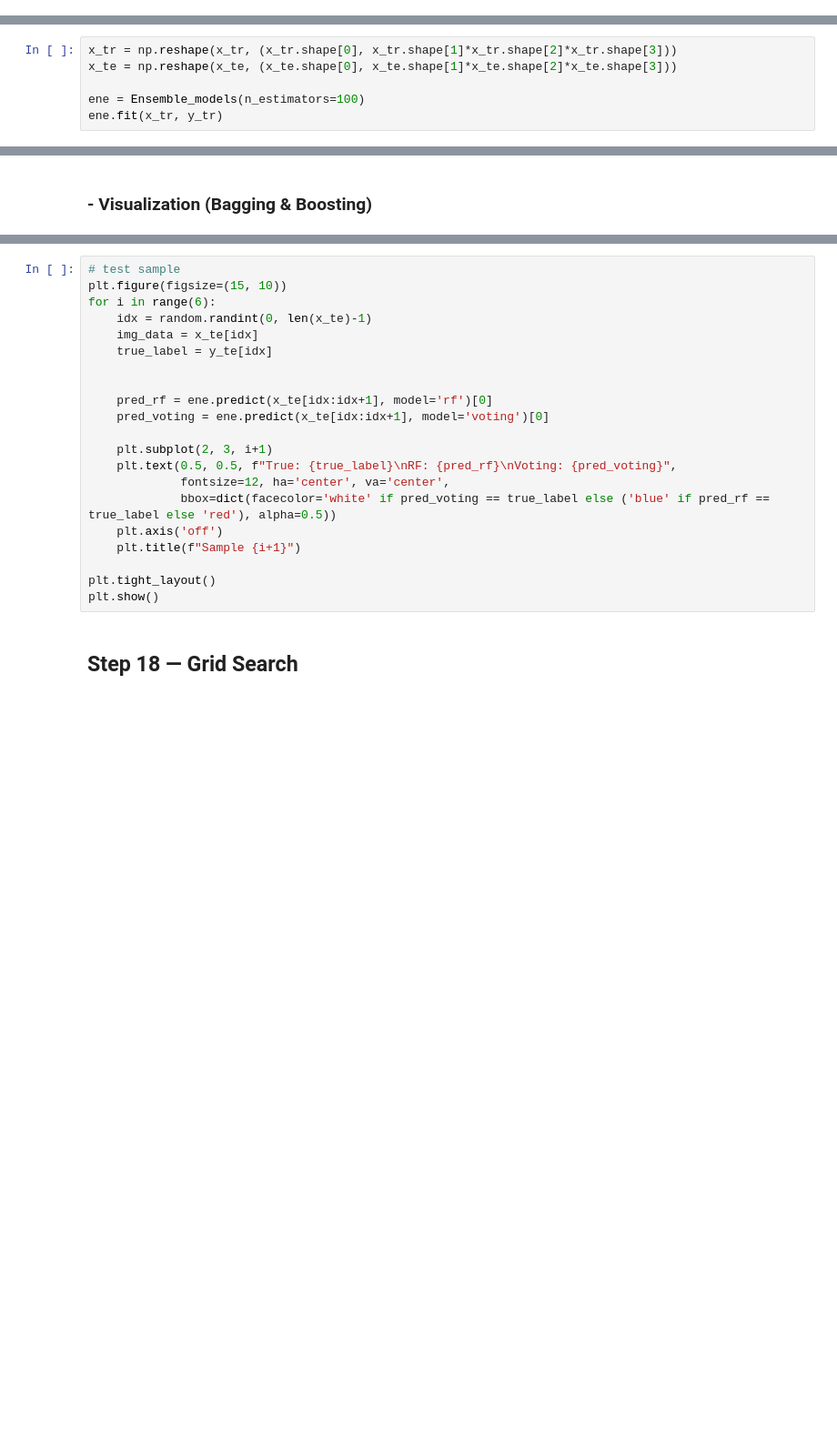
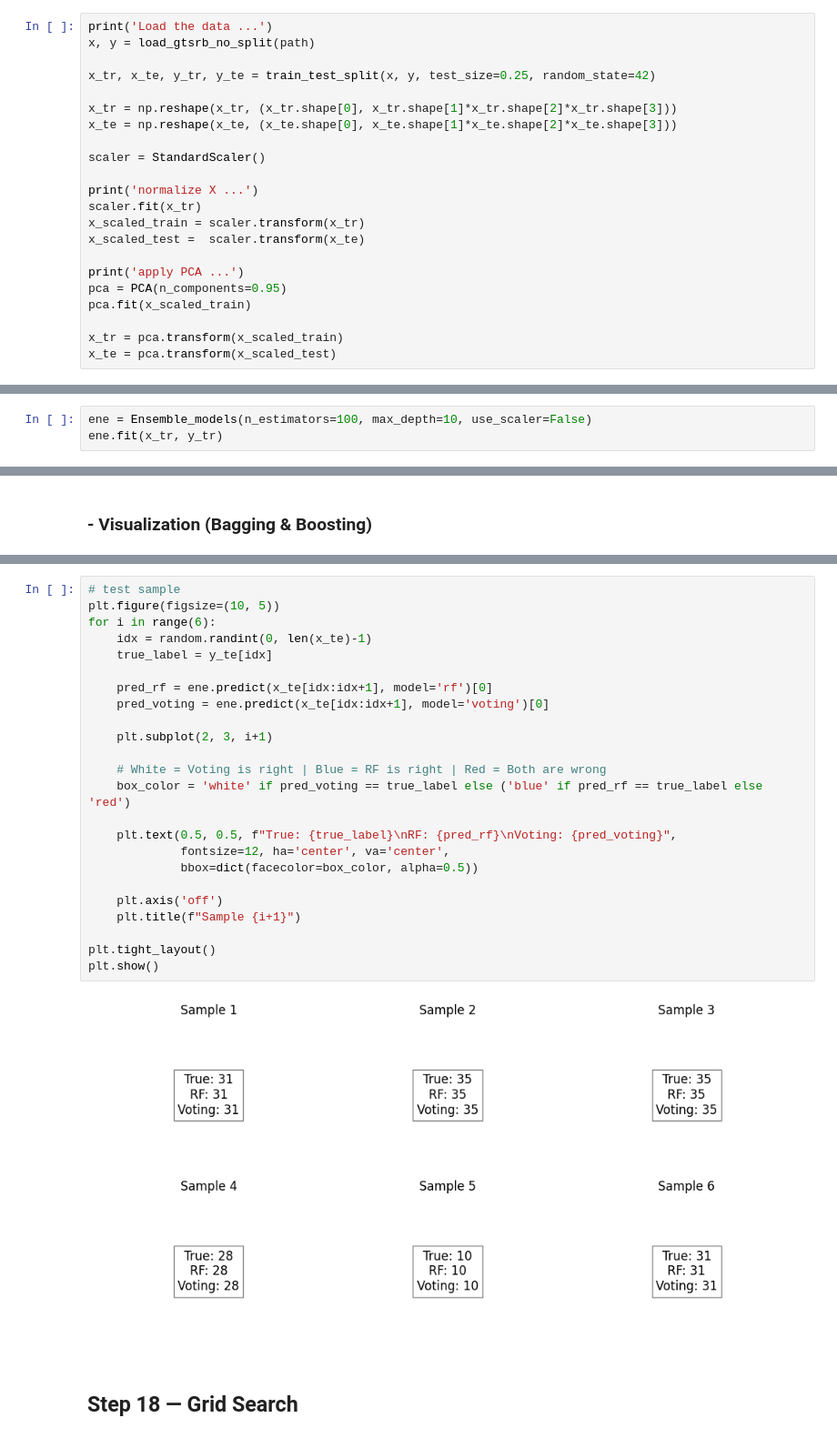
Before and after one commit to Mohamed-Elkady-05/AutoVision-Perception, a Jupyter notebook: eda_initial_notebook.ipynb, the cells around one changed output, grey strips where cells are left out. Shown at 91% size. Cells and saved outputs as stored; diff of their text form; blank space fills up the shorter version.

Commit message:
reran grid search and ensemble learning

```diff
--- a/eda_initial_notebook.ipynb
+++ b/eda_initial_notebook.ipynb
@@ -653,2 +651,24 @@ x_tr, x_te, y_tr, y_te = train_test_split(x, y, test_size=0.25, random_state=42)
 # %% [output]
 imported
+# %%
+print('Load the data ...')
+x, y = load_gtsrb_no_split(path)
+
+x_tr, x_te, y_tr, y_te = train_test_split(x, y, test_size=0.25, random_state=42)
+
+x_tr = np.reshape(x_tr, (x_tr.shape[0], x_tr.shape[1]*x_tr.shape[2]*x_tr.shape[3]))
+x_te = np.reshape(x_te, (x_te.shape[0], x_te.shape[1]*x_te.shape[2]*x_te.shape[3]))
+
+scaler = StandardScaler()
+
+print('normalize X ...')
+scaler.fit(x_tr)
+x_scaled_train = scaler.transform(x_tr)
+x_scaled_test =  scaler.transform(x_te)
+
+print('apply PCA ...')
+pca = PCA(n_components=0.95)
+pca.fit(x_scaled_train)
+
+x_tr = pca.transform(x_scaled_train)
+x_te = pca.transform(x_scaled_test)
@@ -655,6 +679,3 @@ imported
 # %%
-x_tr = np.reshape(x_tr, (x_tr.shape[0], x_tr.shape[1]*x_tr.shape[2]*x_tr.shape[3]))
-x_te = np.reshape(x_te, (x_te.shape[0], x_te.shape[1]*x_te.shape[2]*x_te.shape[3]))
-
-ene = Ensemble_models(n_estimators=100)
+ene = Ensemble_models(n_estimators=100, max_depth=10, use_scaler=False)
 ene.fit(x_tr, y_tr)
@@ -706,24 +733,29 @@ plt.show()
 # %%
 # test sample
-plt.figure(figsize=(15, 10))
+plt.figure(figsize=(10, 5))
 for i in range(6):
     idx = random.randint(0, len(x_te)-1)
-    img_data = x_te[idx]
     true_label = y_te[idx]
-
 
     pred_rf = ene.predict(x_te[idx:idx+1], model='rf')[0]
     pred_voting = ene.predict(x_te[idx:idx+1], model='voting')[0]
 
     plt.subplot(2, 3, i+1)
+
+    # White = Voting is right | Blue = RF is right | Red = Both are wrong
+    box_color = 'white' if pred_voting == true_label else ('blue' if pred_rf == true_label else 'red')
+
     plt.text(0.5, 0.5, f"True: {true_label}\nRF: {pred_rf}\nVoting: {pred_voting}",
              fontsize=12, ha='center', va='center',
-             bbox=dict(facecolor='white' if pred_voting == true_label else ('blue' if pred_rf == true_label else 'red'), alpha=0.5))
+             bbox=dict(facecolor=box_color, alpha=0.5))
+
     plt.axis('off')
     plt.title(f"Sample {i+1}")
 
 plt.tight_layout()
 plt.show()
+# %% [output]
+[figure, added]
 # %% [markdown]
 ## Step 18 — Grid Search
 # %%
```
Also changed, not shown: parts of 10 cells of this notebook.
